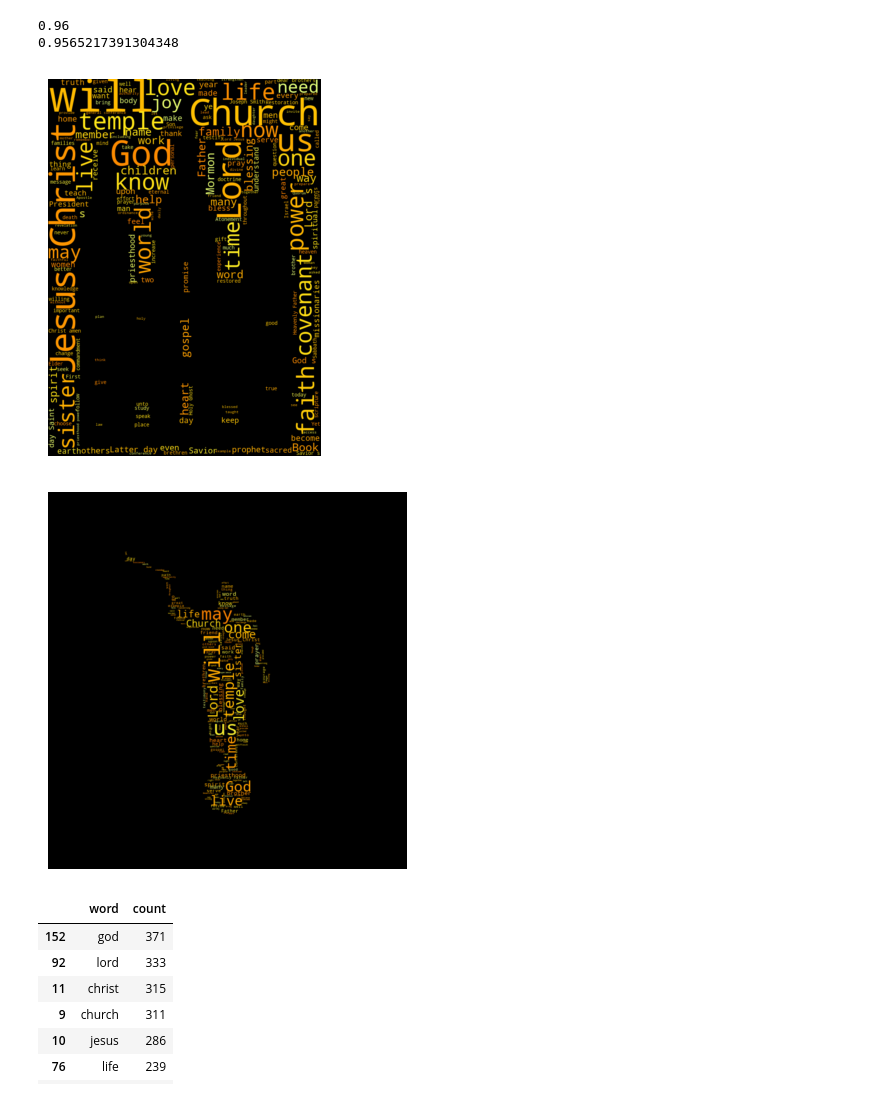
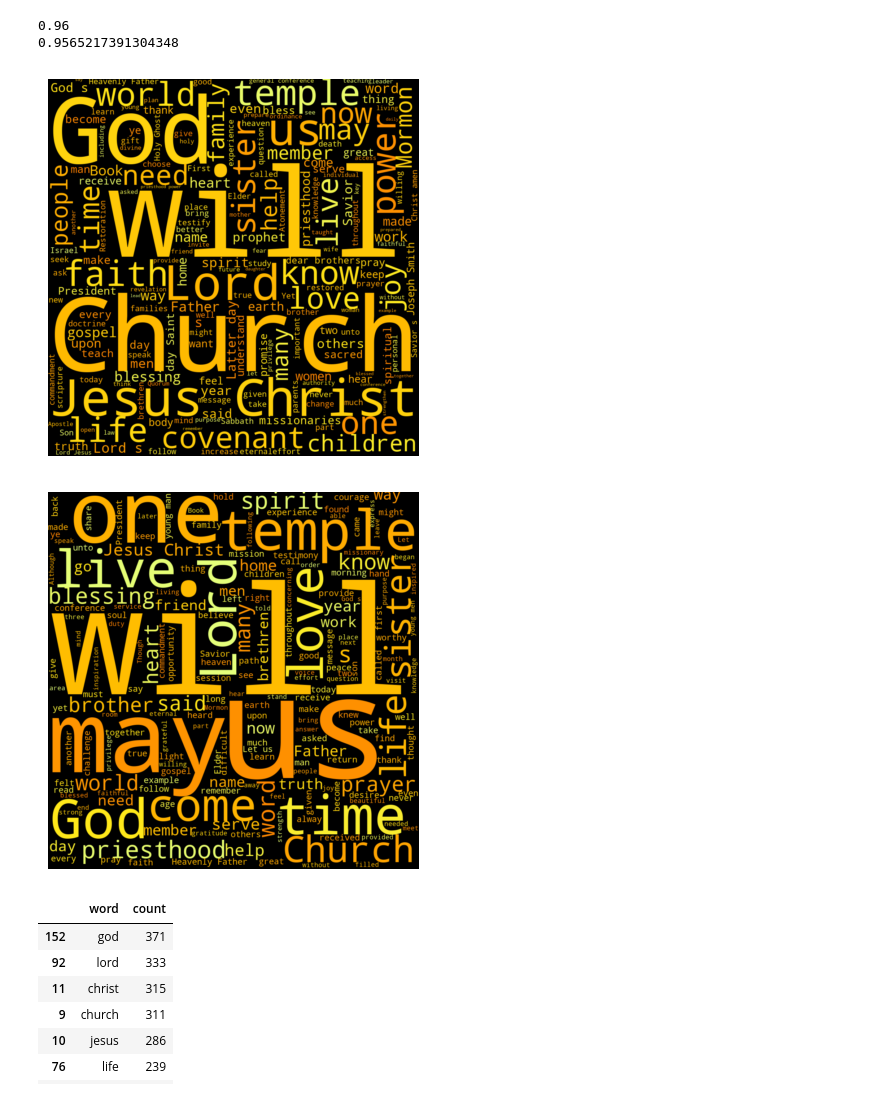
Before and after one commit to whettenr/gen-conf-exp, a Jupyter notebook: NelsonMonsonClassifier.ipynb, the cells around one changed output. Saved outputs shown, nothing was run; the diff lists cells and outputs as text; code cells hidden in the pictures.

Commit message:
edit word cloud

```diff
--- a/NelsonMonsonClassifier.ipynb
+++ b/NelsonMonsonClassifier.ipynb
@@ -289,6 +289,7 @@ from wordcloud import WordCloud
 from PIL import Image    # to import the image
 moroni_mask = np.array(Image.open("moroni.png"))
 temp_mask = np.array(Image.open("temp-logo.png"))
+jc_mask = np.array(Image.open("jc-logo2.png"))
 
 
 def process_text_no_join(x):
@@ -309,28 +310,28 @@ all_monson_text = monson.text.str.cat(sep=' ')
 # %%
 # Create the wordcloud object
 from matplotlib.pyplot import figure
 bc="black"
-wordcloud_nelson = WordCloud(mask=temp_mask, width=480, height=900, margin=0, background_color=bc, colormap="Wistia_r").generate(all_nelson_text)
-wordcloud_monson = WordCloud(mask=moroni_mask, width=480, height=480, margin=0, background_color=bc, colormap="Wistia_r").generate(all_monson_text)
+wordcloud_nelson = WordCloud(mask=jc_mask, width=480, height=900, margin=0, background_color=bc, colormap="Wistia_r").generate(all_nelson_text)
+wordcloud_monson = WordCloud(mask=jc_mask, width=480, height=480, margin=0, background_color=bc, colormap="Wistia_r").generate(all_monson_text)
 
 
 # Display the generated image:
 figure(num=1, figsize=(5, 5), dpi=100, facecolor='w', edgecolor='k')
 plt.imshow(wordcloud_nelson, interpolation='bilinear')
 plt.axis("off")
 plt.margins(x=0, y=0)
-# plt.savefig('nelson_wordcloud.png', bbox_inches='tight', pad_inches=0, dpi=1000)
+# plt.savefig('nelson_jclogo_wordcloud.png', bbox_inches='tight', pad_inches=0, dpi=1000)
 plt.show()
 
 figure(num=1, figsize=(5, 5), dpi=100, facecolor='w', edgecolor='k')
 plt.imshow(wordcloud_monson, interpolation='bilinear')
 plt.axis("off")
 plt.margins(x=0, y=0)
 # plt.savefig('monson_wordcloud.png', bbox_inches='tight', pad_inches=0, dpi=1000)
 plt.show()
 # %% [output]
-[figure, old version]
+[figure, new version]
-[figure, old version]
+[figure, new version]
 # %%
 c = Counter(process_text_no_join(all_nelson_text))
 wc_nelson = pd.DataFrame(c.items(), columns=['word','count'])
```
Also changed, not shown: 5 other files.
